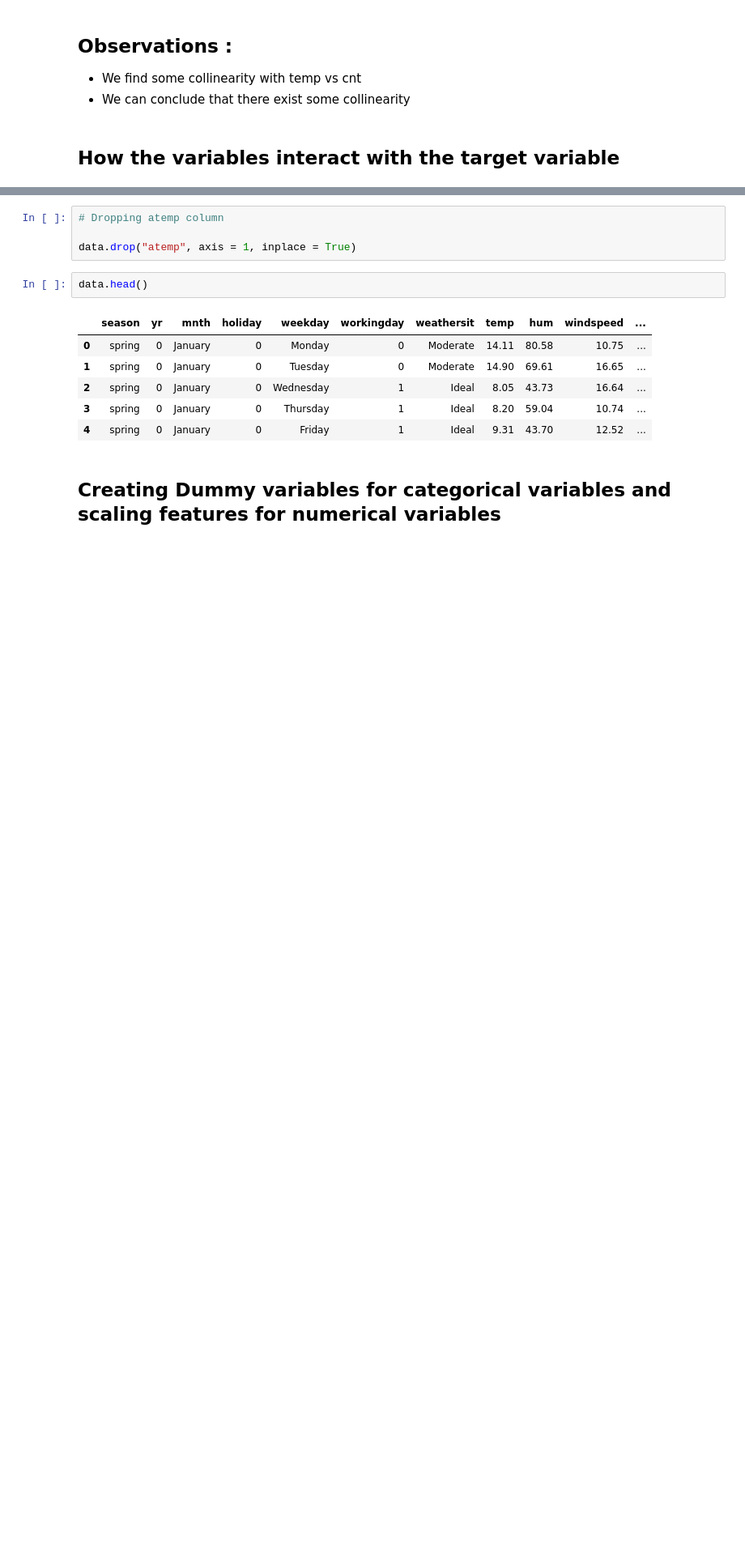
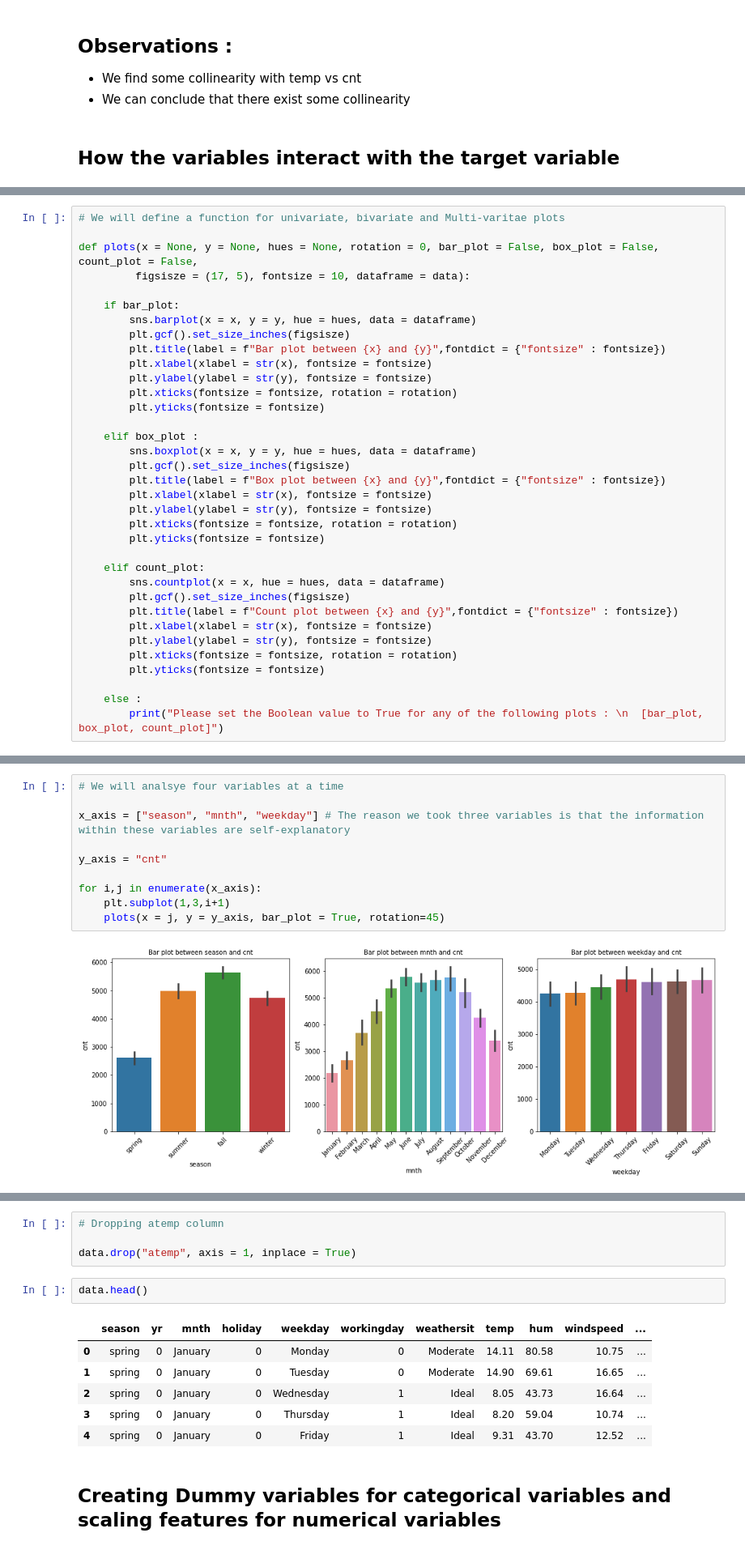
Before and after one commit to basil-16/BikeSharingAssignment, a Jupyter notebook: BikeSharing.ipynb, the cells around one changed output, grey strips where cells are left out. Shown at 81% size. Drawn from its saved outputs; the diff is of its cells as text; blank space fills up the shorter version.

Commit message:
Done with visualisations ; onto creating dummy variables and scaling numeric variables

```diff
--- a/BikeSharing.ipynb
+++ b/BikeSharing.ipynb
@@ -268,0 +273,35 @@ sns.
+# %%
+# We will define a function for univariate, bivariate and Multi-varitae plots
+
+def plots(x = None, y = None, hues = None, rotation = 0, bar_plot = False, box_plot = False, count_plot = False,
+         figsisze = (17, 5), fontsize = 10, dataframe = data):
+
+    if bar_plot:
+        sns.barplot(x = x, y = y, hue = hues, data = dataframe)
+        plt.gcf().set_size_inches(figsisze)
+        plt.title(label = f"Bar plot between {x} and {y}",fontdict = {"fontsize" : fontsize})
+        plt.xlabel(xlabel = str(x), fontsize = fontsize)
+        plt.ylabel(ylabel = str(y), fontsize = fontsize)
+        plt.xticks(fontsize = fontsize, rotation = rotation)
+        plt.yticks(fontsize = fontsize)
+
+    elif box_plot :
+        sns.boxplot(x = x, y = y, hue = hues, data = dataframe)
+        plt.gcf().set_size_inches(figsisze)
+        plt.title(label = f"Box plot between {x} and {y}",fontdict = {"fontsize" : fontsize})
+        plt.xlabel(xlabel = str(x), fontsize = fontsize)
+        plt.ylabel(ylabel = str(y), fontsize = fontsize)
+        plt.xticks(fontsize = fontsize, rotation = rotation)
+        plt.yticks(fontsize = fontsize)
+
+    elif count_plot:
+        sns.countplot(x = x, hue = hues, data = dataframe)
+        plt.gcf().set_size_inches(figsisze)
+        plt.title(label = f"Count plot between {x} and {y}",fontdict = {"fontsize" : fontsize})
+        plt.xlabel(xlabel = str(x), fontsize = fontsize)
+        plt.ylabel(ylabel = str(y), fontsize = fontsize)
+        plt.xticks(fontsize = fontsize, rotation = rotation)
+        plt.yticks(fontsize = fontsize)
+
+    else :
+        print("Please set the Boolean value to True for any of the following plots : \n  [bar_plot, box_plot, count_plot]")
@@ -268,0 +310,12 @@ sns.
+# %%
+# We will analsye four variables at a time
+
+x_axis = ["season", "mnth", "weekday"] # The reason we took three variables is that the information within these variables are self-explanatory
+
+y_axis = "cnt"
+
+for i,j in enumerate(x_axis):
+    plt.subplot(1,3,i+1)
+    plots(x = j, y = y_axis, bar_plot = True, rotation=45)
+# %% [output]
+[figure, added]
```
Also changed, not shown: parts of 7 cells of this notebook.
